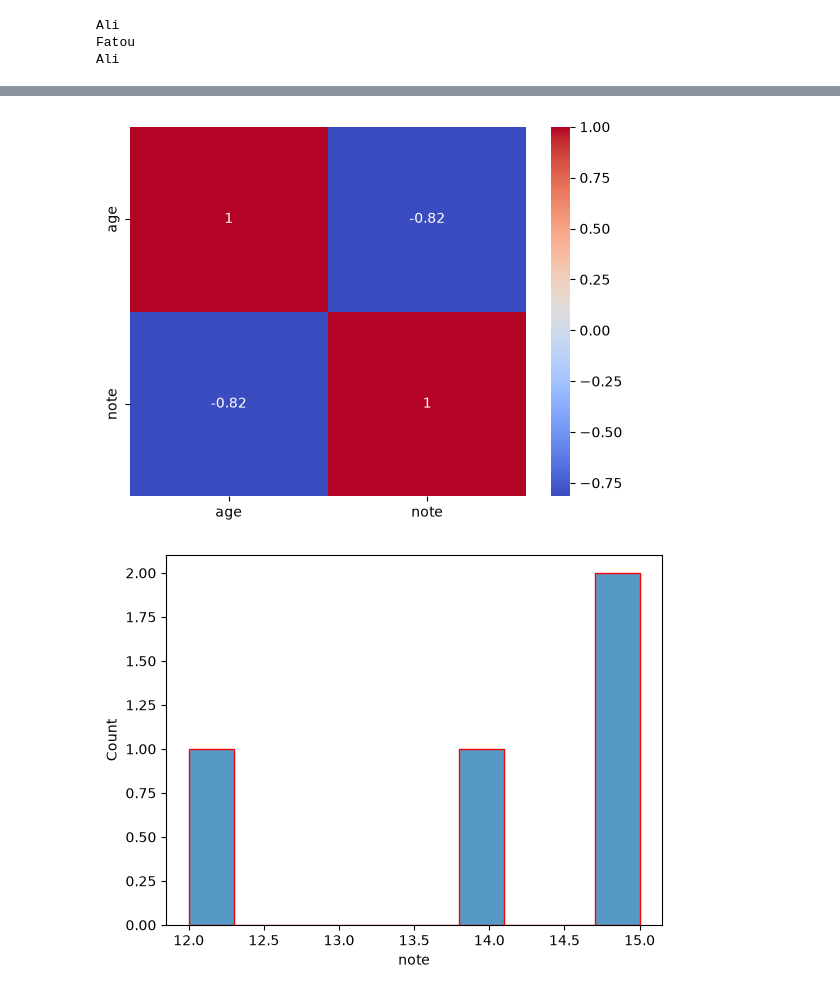
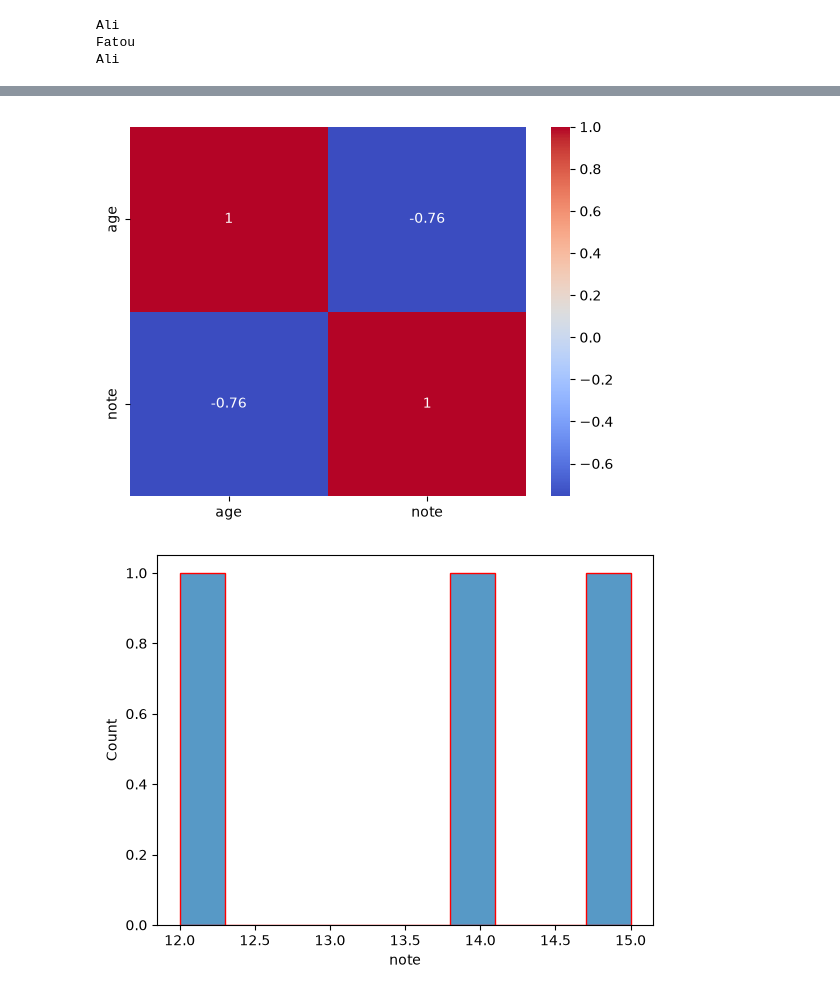
Before and after one commit to Bachir20589/projet_final1, a Jupyter notebook: projet.ipynb, the cells around one changed output, grey strips where cells are left out. Drawn from its saved outputs; the diff is of its cells as text; code cells hidden in the pictures.

```diff
--- a/projet.ipynb
+++ b/projet.ipynb
@@ -17,6 +17,7 @@ with open("etudiants.csv") as f:
     for i in a.index:
         if a.loc[i,"note"]>=14:
             print(a.loc[i,"nom"])
+    a.drop_duplicates(inplace=True)
     a["filiere"].value_counts().plot(kind="bar")
     mp.xlabel("Nombre Etudiant")
     mp.ylabel("Filiere")
@@ -46,6 +47,6 @@ Ali
 [figure]
-[figure, old version]
+[figure, new version]
-[figure, old version]
+[figure, new version]
 [figure]
       nom   age       filiere  note  ville
 0     Ali  20.0  Informatique  15.0  Dakar
```
Also changed, not shown: parts of 1 cell of this notebook, 2 other files.
